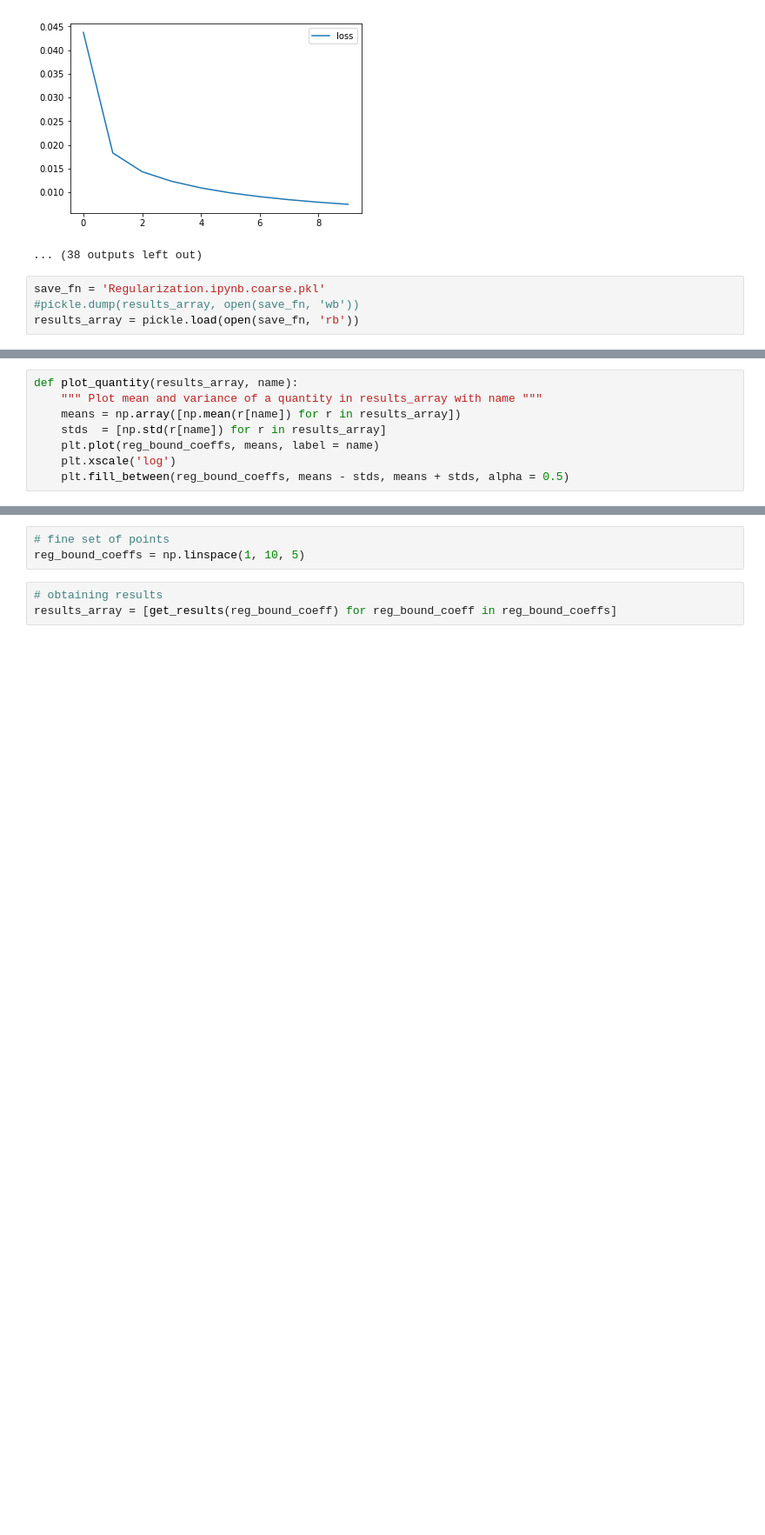
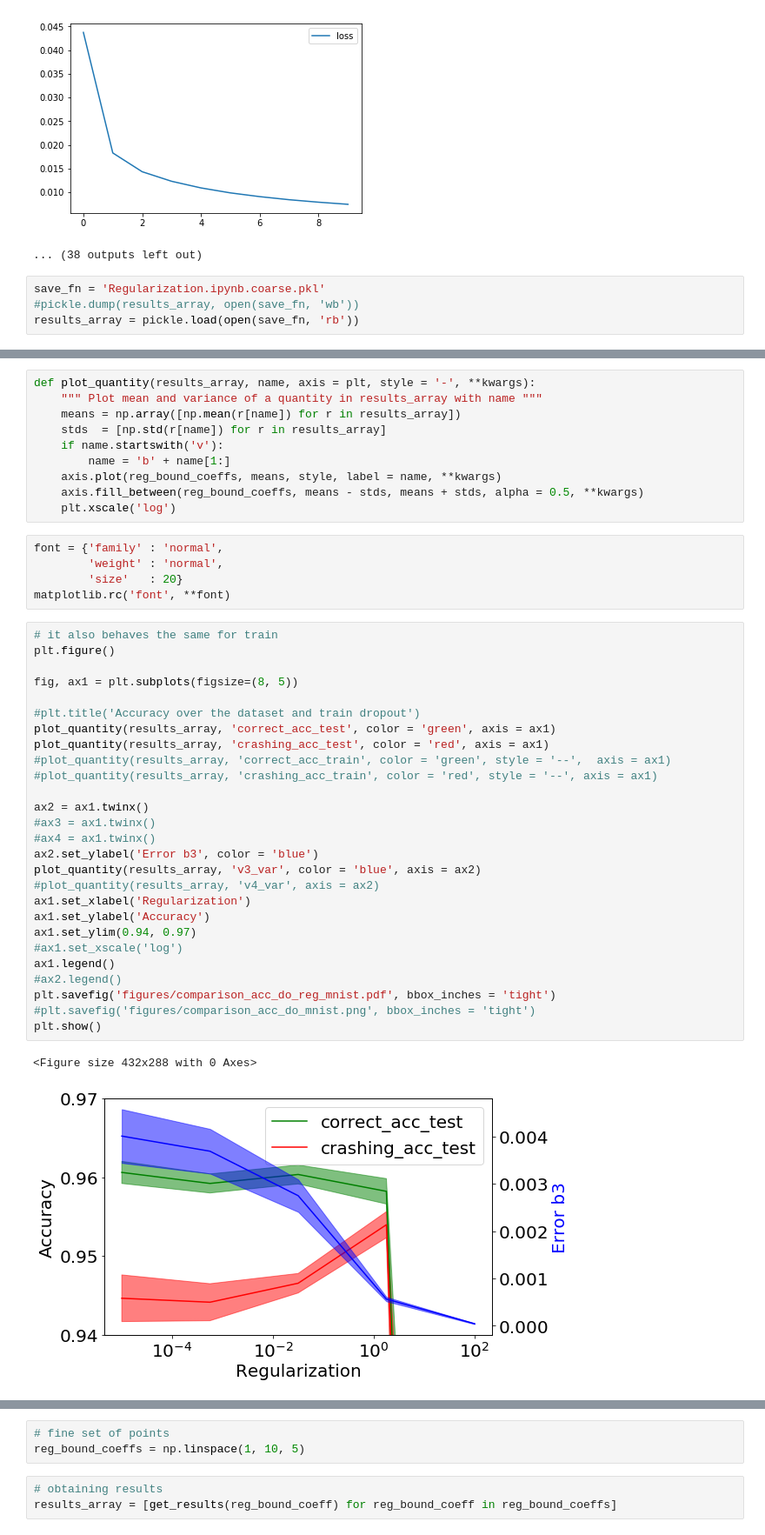
Before and after one commit to LPD-EPFL/nn-fault-tolerance, a Jupyter notebook: Regularization.ipynb, the cells around one changed output, grey strips where cells are left out. Shown at 87% size. Drawn from its saved outputs; the diff is of its cells as text; blank space fills up the shorter version.

```diff
--- a/Regularization.ipynb
+++ b/Regularization.ipynb
@@ -251,13 +252,50 @@ results_array = pickle.load(open(save_fn, 'rb'))
 Dropout baseline
 ![ACC dropout](figures/comparison_acc_do_mnist.png) ![MAE Dropout](figures/comparison_mae_do_mnist.png)
 # %%
-def plot_quantity(results_array, name):
+def plot_quantity(results_array, name, axis = plt, style = '-', **kwargs):
     """ Plot mean and variance of a quantity in results_array with name """
     means = np.array([np.mean(r[name]) for r in results_array])
     stds  = [np.std(r[name]) for r in results_array]
-    plt.plot(reg_bound_coeffs, means, label = name)
+    if name.startswith('v'):
+        name = 'b' + name[1:]
+    axis.plot(reg_bound_coeffs, means, style, label = name, **kwargs)
+    axis.fill_between(reg_bound_coeffs, means - stds, means + stds, alpha = 0.5, **kwargs)
     plt.xscale('log')
-    plt.fill_between(reg_bound_coeffs, means - stds, means + stds, alpha = 0.5)
+# %%
+font = {'family' : 'normal',
+        'weight' : 'normal',
+        'size'   : 20}
+matplotlib.rc('font', **font)
+# %%
+# it also behaves the same for train
+plt.figure()
+
+fig, ax1 = plt.subplots(figsize=(8, 5))
+
+#plt.title('Accuracy over the dataset and train dropout')
+plot_quantity(results_array, 'correct_acc_test', color = 'green', axis = ax1)
+plot_quantity(results_array, 'crashing_acc_test', color = 'red', axis = ax1)
+#plot_quantity(results_array, 'correct_acc_train', color = 'green', style = '--',  axis = ax1)
+#plot_quantity(results_array, 'crashing_acc_train', color = 'red', style = '--', axis = ax1)
+
+ax2 = ax1.twinx()
+#ax3 = ax1.twinx()
+#ax4 = ax1.twinx()
+ax2.set_ylabel('Error b3', color = 'blue')
+plot_quantity(results_array, 'v3_var', color = 'blue', axis = ax2)
+#plot_quantity(results_array, 'v4_var', axis = ax2)
+ax1.set_xlabel('Regularization')
+ax1.set_ylabel('Accuracy')
+ax1.set_ylim(0.94, 0.97)
+#ax1.set_xscale('log')
+ax1.legend()
+#ax2.legend()
+plt.savefig('figures/comparison_acc_do_reg_mnist.pdf', bbox_inches = 'tight')
+#plt.savefig('figures/comparison_acc_do_mnist.png', bbox_inches = 'tight')
+plt.show()
+# %% [output]
+<Figure size 432x288 with 0 Axes>
+[figure, added]
 # %%
 plt.figure()
 plot_quantity(results_array, 'correct_acc_test')
```
Also changed, not shown: parts of 5 cells of this notebook, 10 other files.
